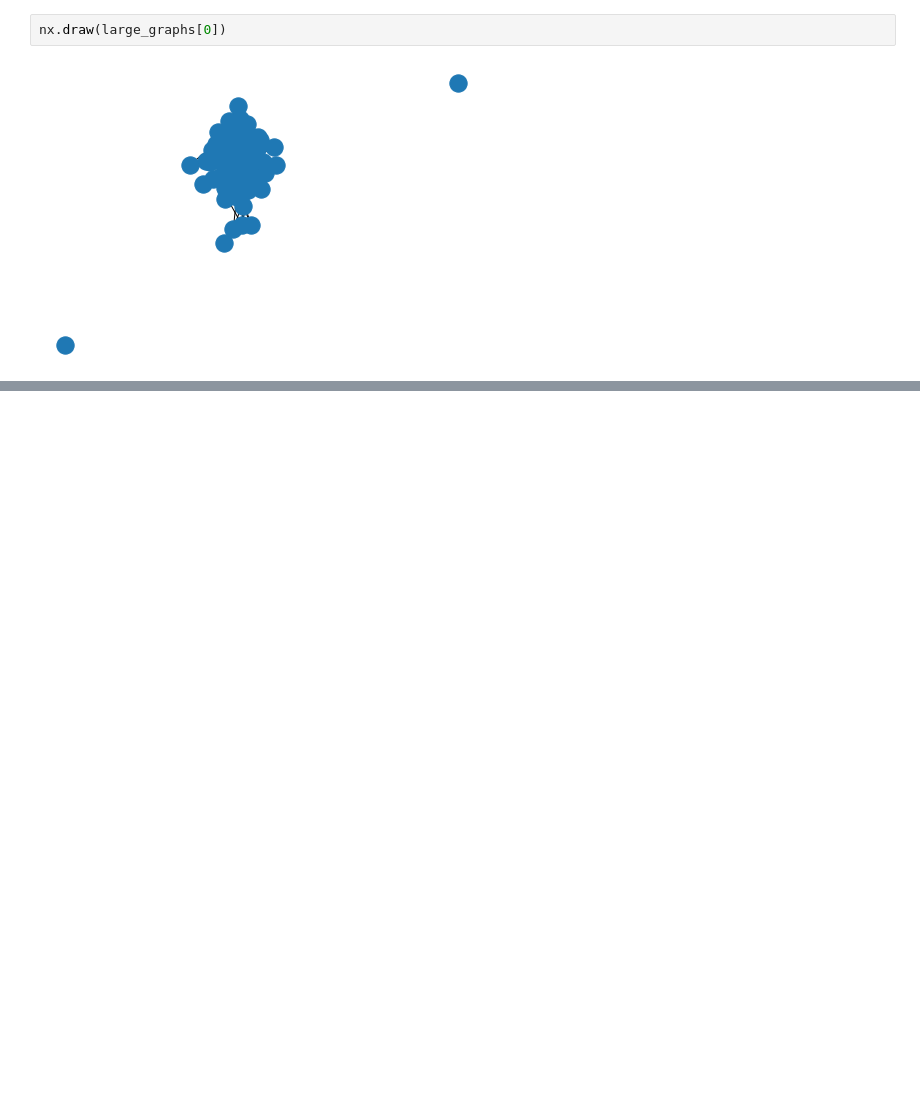
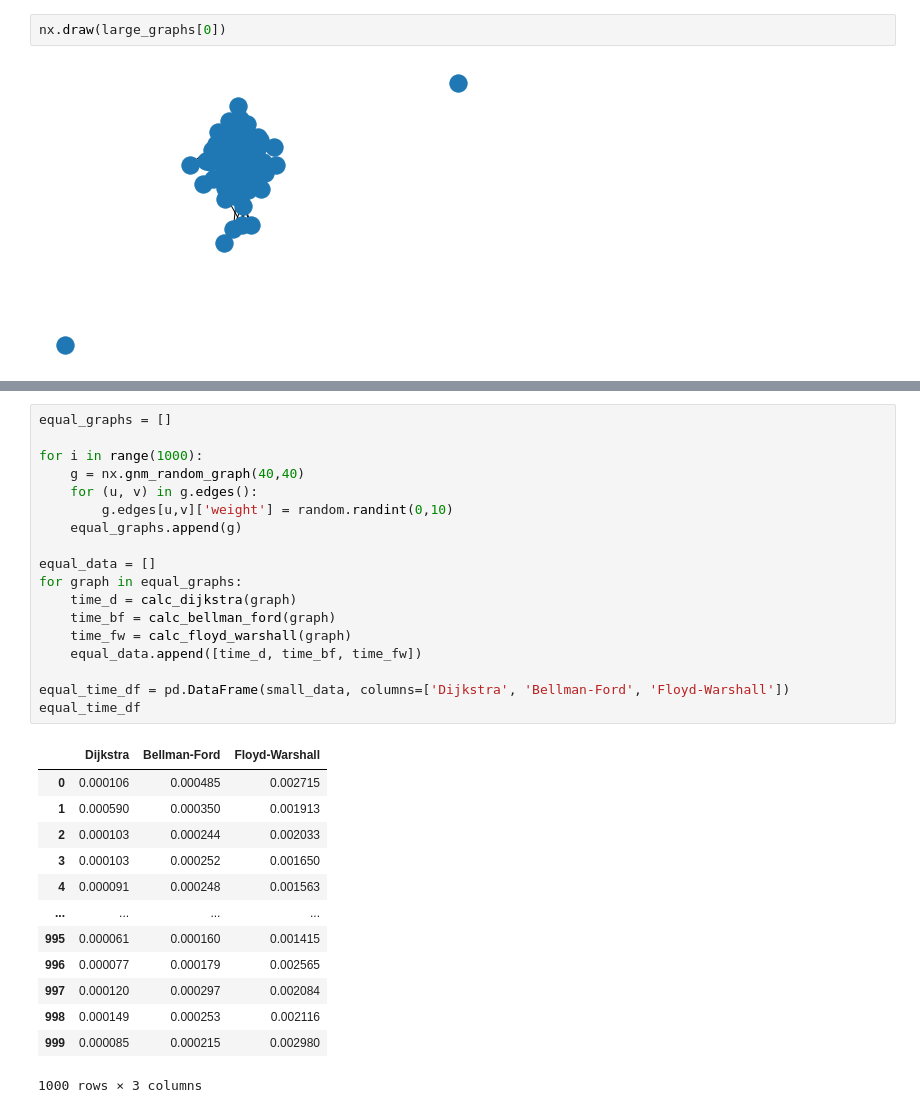
Before and after one commit to funkjo/shortest-path-networking, a Jupyter notebook: main.ipynb, the cells around one changed output, grey strips where cells are left out. Cells and saved outputs as stored; diff of their text form; blank space fills up the shorter version.

```diff
--- a/main.ipynb
+++ b/main.ipynb
@@ -340,0 +372,32 @@ print(large_graphs_avg_time[0]/large_graphs_avg_time[1])
+# %%
+equal_graphs = []
+
+for i in range(1000):
+    g = nx.gnm_random_graph(40,40)
+    for (u, v) in g.edges():
+        g.edges[u,v]['weight'] = random.randint(0,10)
+    equal_graphs.append(g)
+
+equal_data = []
+for graph in equal_graphs:
+    time_d = calc_dijkstra(graph)
+    time_bf = calc_bellman_ford(graph)
+    time_fw = calc_floyd_warshall(graph)
+    equal_data.append([time_d, time_bf, time_fw])
+
+equal_time_df = pd.DataFrame(small_data, columns=['Dijkstra', 'Bellman-Ford', 'Floyd-Warshall'])
+equal_time_df
+# %% [output]
+|  | Dijkstra | Bellman-Ford | Floyd-Warshall |
+| 0 | 0.000106 | 0.000485 | 0.002715 |
+| 1 | 0.000590 | 0.000350 | 0.001913 |
+| 2 | 0.000103 | 0.000244 | 0.002033 |
+| 3 | 0.000103 | 0.000252 | 0.001650 |
+| 4 | 0.000091 | 0.000248 | 0.001563 |
+| ... | ... | ... | ... |
+| 995 | 0.000061 | 0.000160 | 0.001415 |
+| 996 | 0.000077 | 0.000179 | 0.002565 |
+| 997 | 0.000120 | 0.000297 | 0.002084 |
+| 998 | 0.000149 | 0.000253 | 0.002116 |
+| 999 | 0.000085 | 0.000215 | 0.002980 |
+1000 rows × 3 columns
```
Also changed, not shown: parts of 12 cells of this notebook.
